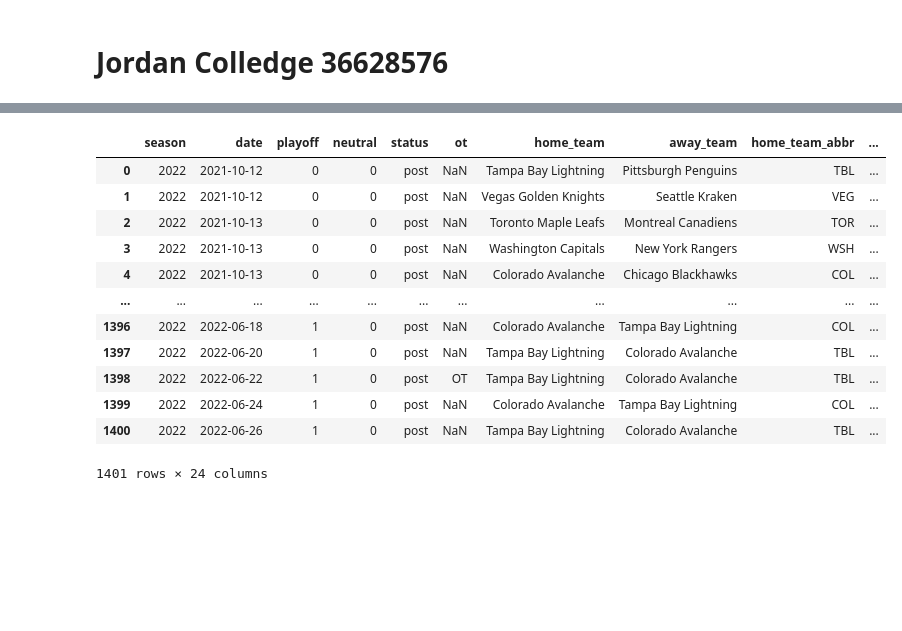
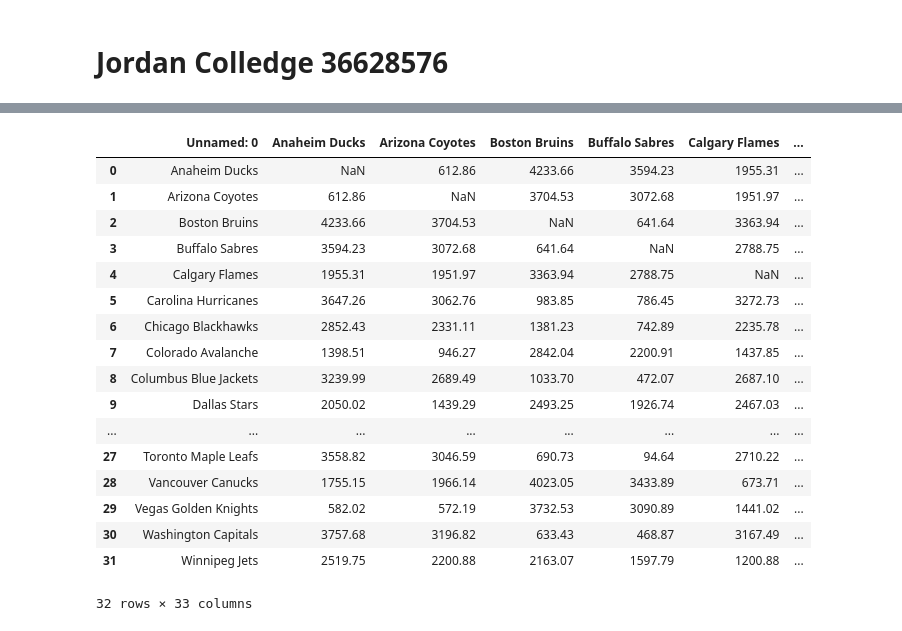
Before and after one commit to ubco-W2022T1-cosc301/project-group10, a Jupyter notebook: notebooks/analysis1.ipynb, the cells around one changed output, grey strips where cells are left out. Cells and saved outputs as stored; diff of their text form; code cells hidden in the pictures; blank space fills up the shorter version.

```diff
--- a/notebooks/analysis1.ipynb
+++ b/notebooks/analysis1.ipynb
@@ -15,17 +54,24 @@ import pandas as pd
 # %%
-df = pd.read_csv("../data/raw/nhl_elo_2022.csv")
-display(df)
+# importing distance data
+
+df_distances = pd.read_csv("../data/raw/nhl_distances.csv")
+df_distances
 # %% [output]
-|  | season | date | playoff | neutral | status | ot | home_team | away_team | home_team_abbr | ... |
-| 0 | 2022 | 2021-10-12 | 0 | 0 | post | NaN | Tampa Bay Lightning | Pittsburgh Penguins | TBL | ... |
-| 1 | 2022 | 2021-10-12 | 0 | 0 | post | NaN | Vegas Golden Knights | Seattle Kraken | VEG | ... |
-| 2 | 2022 | 2021-10-13 | 0 | 0 | post | NaN | Toronto Maple Leafs | Montreal Canadiens | TOR | ... |
-| 3 | 2022 | 2021-10-13 | 0 | 0 | post | NaN | Washington Capitals | New York Rangers | WSH | ... |
-| 4 | 2022 | 2021-10-13 | 0 | 0 | post | NaN | Colorado Avalanche | Chicago Blackhawks | COL | ... |
-| ... | ... | ... | ... | ... | ... | ... | ... | ... | ... | ... |
-| 1396 | 2022 | 2022-06-18 | 1 | 0 | post | NaN | Colorado Avalanche | Tampa Bay Lightning | COL | ... |
-| 1397 | 2022 | 2022-06-20 | 1 | 0 | post | NaN | Tampa Bay Lightning | Colorado Avalanche | TBL | ... |
-| 1398 | 2022 | 2022-06-22 | 1 | 0 | post | OT | Tampa Bay Lightning | Colorado Avalanche | TBL | ... |
-| 1399 | 2022 | 2022-06-24 | 1 | 0 | post | NaN | Colorado Avalanche | Tampa Bay Lightning | COL | ... |
-| 1400 | 2022 | 2022-06-26 | 1 | 0 | post | NaN | Tampa Bay Lightning | Colorado Avalanche | TBL | ... |
+|  | Unnamed: 0 | Anaheim Ducks | Arizona Coyotes | Boston Bruins | Buffalo Sabres | Calgary Flames | ... |
+| 0 | Anaheim Ducks | NaN | 612.86 | 4233.66 | 3594.23 | 1955.31 | ... |
+| 1 | Arizona Coyotes | 612.86 | NaN | 3704.53 | 3072.68 | 1951.97 | ... |
+| 2 | Boston Bruins | 4233.66 | 3704.53 | NaN | 641.64 | 3363.94 | ... |
+| 3 | Buffalo Sabres | 3594.23 | 3072.68 | 641.64 | NaN | 2788.75 | ... |
+| 4 | Calgary Flames | 1955.31 | 1951.97 | 3363.94 | 2788.75 | NaN | ... |
+| 5 | Carolina Hurricanes | 3647.26 | 3062.76 | 983.85 | 786.45 | 3272.73 | ... |
+| 6 | Chicago Blackhawks | 2852.43 | 2331.11 | 1381.23 | 742.89 | 2235.78 | ... |
+| 7 | Colorado Avalanche | 1398.51 | 946.27 | 2842.04 | 2200.91 | 1437.85 | ... |
+| 8 | Columbus Blue Jackets | 3239.99 | 2689.49 | 1033.70 | 472.07 | 2687.10 | ... |
+| 9 | Dallas Stars | 2050.02 | 1439.29 | 2493.25 | 1926.74 | 2467.03 | ... |
+| ... | ... | ... | ... | ... | ... | ... | ... |
+| 27 | Toronto Maple Leafs | 3558.82 | 3046.59 | 690.73 | 94.64 | 2710.22 | ... |
+| 28 | Vancouver Canucks | 1755.15 | 1966.14 | 4023.05 | 3433.89 | 673.71 | ... |
+| 29 | Vegas Golden Knights | 582.02 | 572.19 | 3732.53 | 3090.89 | 1441.02 | ... |
+| 30 | Washington Capitals | 3757.68 | 3196.82 | 633.43 | 468.87 | 3167.49 | ... |
+| 31 | Winnipeg Jets | 2519.75 | 2200.88 | 2163.07 | 1597.79 | 1200.88 | ... |
-1401 rows × 24 columns
+32 rows × 33 columns
```
Also changed, not shown: parts of 13 cells of this notebook, 2 other files.
